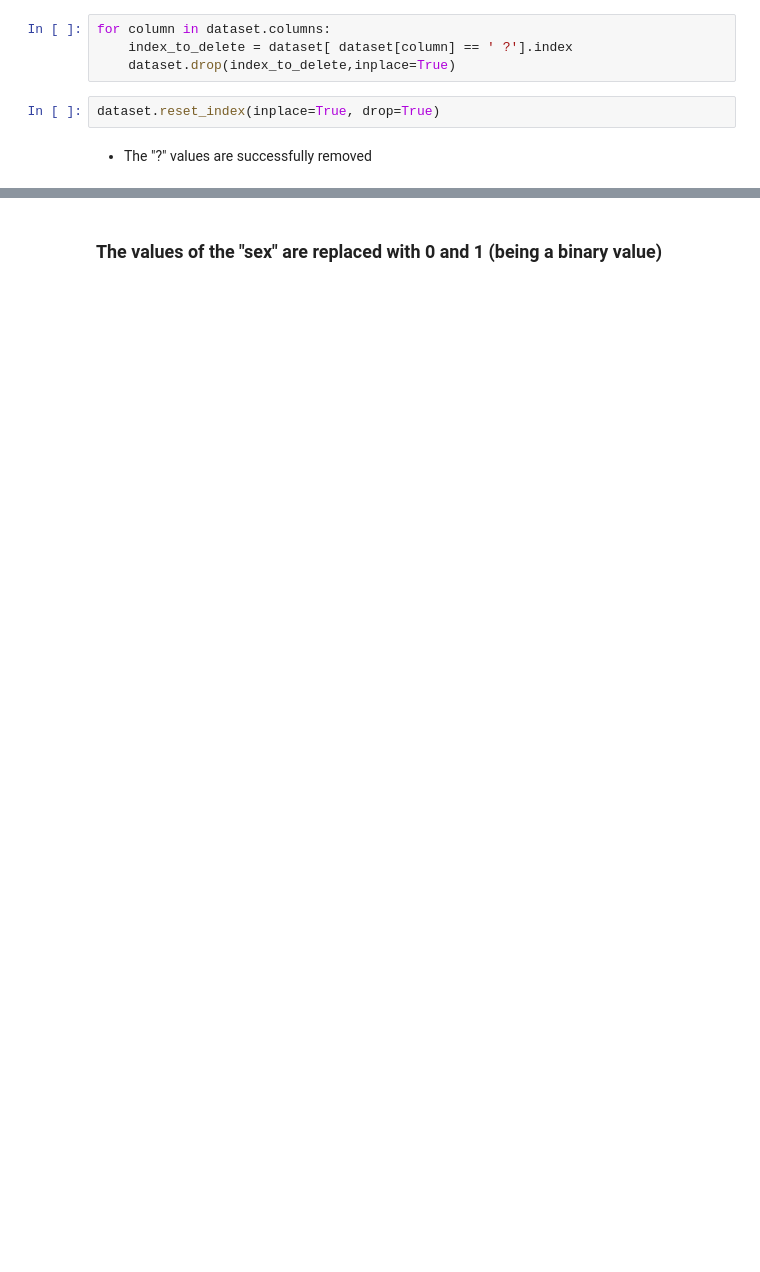
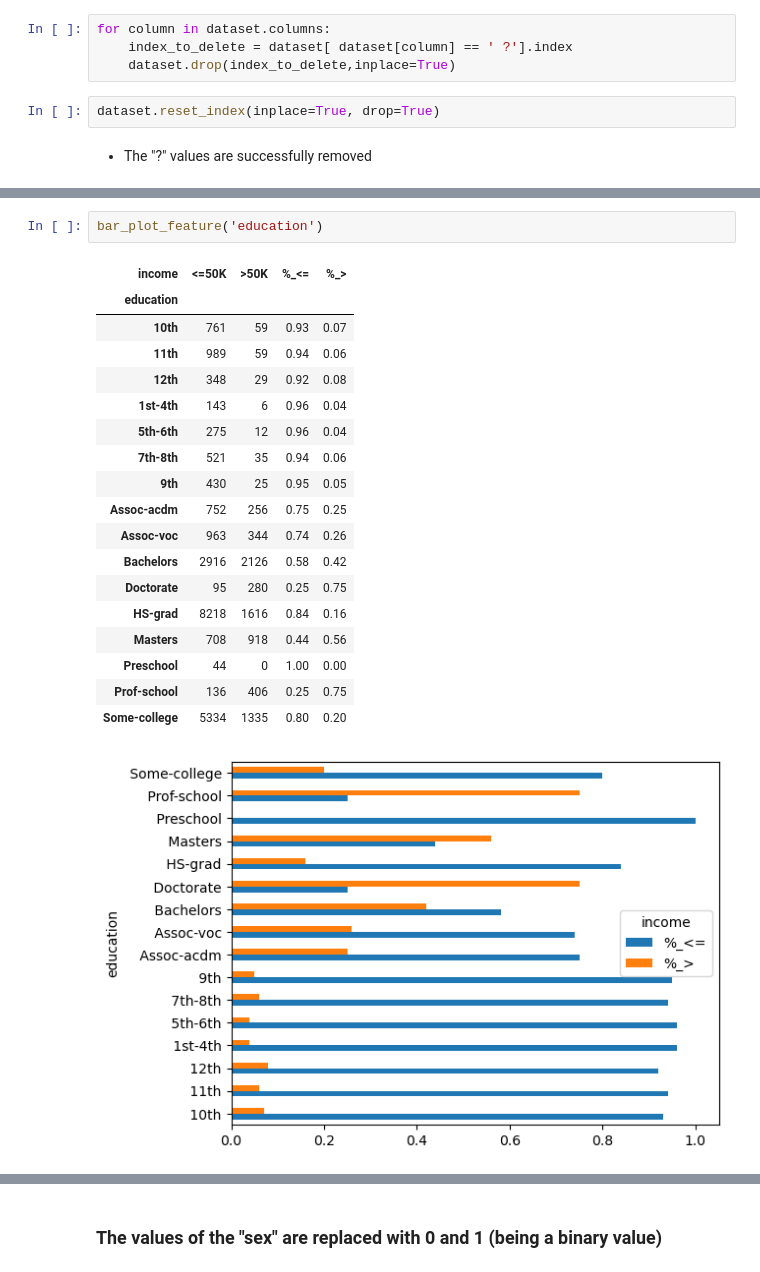
Before and after one commit to RobyBobby24/DataAnalyticsProject, a Jupyter notebook: test(1.0).ipynb, the cells around one changed output, grey strips where cells are left out. Drawn from its saved outputs; the diff is of its cells as text; blank space fills up the shorter version.

```diff
--- a/test(1.0).ipynb
+++ b/test(1.0).ipynb
@@ -108,0 +175,22 @@ dataset.reset_index(inplace=True, drop=True)
+# %%
+bar_plot_feature('education')
+# %% [output]
+| income | <=50K | >50K | %_<= | %_> |
+| education |  |  |  |  |
+| 10th | 761 | 59 | 0.93 | 0.07 |
+| 11th | 989 | 59 | 0.94 | 0.06 |
+| 12th | 348 | 29 | 0.92 | 0.08 |
+| 1st-4th | 143 | 6 | 0.96 | 0.04 |
+| 5th-6th | 275 | 12 | 0.96 | 0.04 |
+| 7th-8th | 521 | 35 | 0.94 | 0.06 |
+| 9th | 430 | 25 | 0.95 | 0.05 |
+| Assoc-acdm | 752 | 256 | 0.75 | 0.25 |
+| Assoc-voc | 963 | 344 | 0.74 | 0.26 |
+| Bachelors | 2916 | 2126 | 0.58 | 0.42 |
+| Doctorate | 95 | 280 | 0.25 | 0.75 |
+| HS-grad | 8218 | 1616 | 0.84 | 0.16 |
+| Masters | 708 | 918 | 0.44 | 0.56 |
+| Preschool | 44 | 0 | 1.00 | 0.00 |
+| Prof-school | 136 | 406 | 0.25 | 0.75 |
+| Some-college | 5334 | 1335 | 0.80 | 0.20 |
+[figure, added]
```
Also changed, not shown: parts of 35 cells of this notebook.
